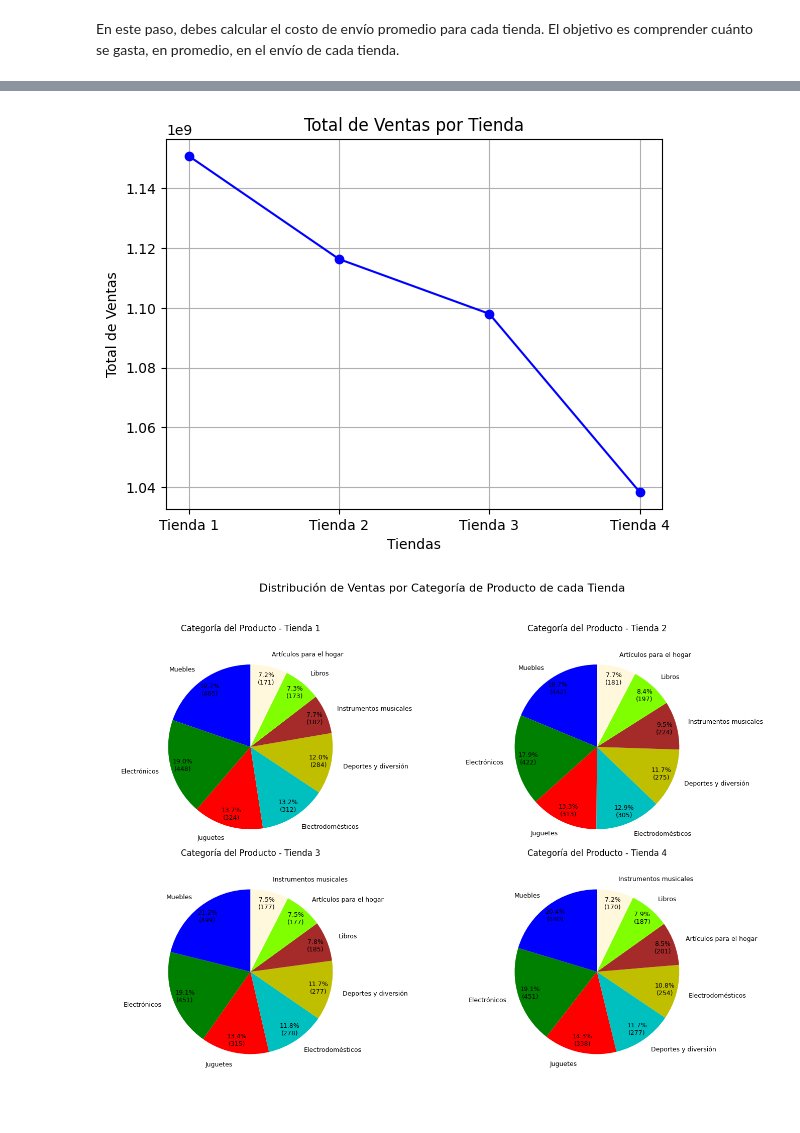
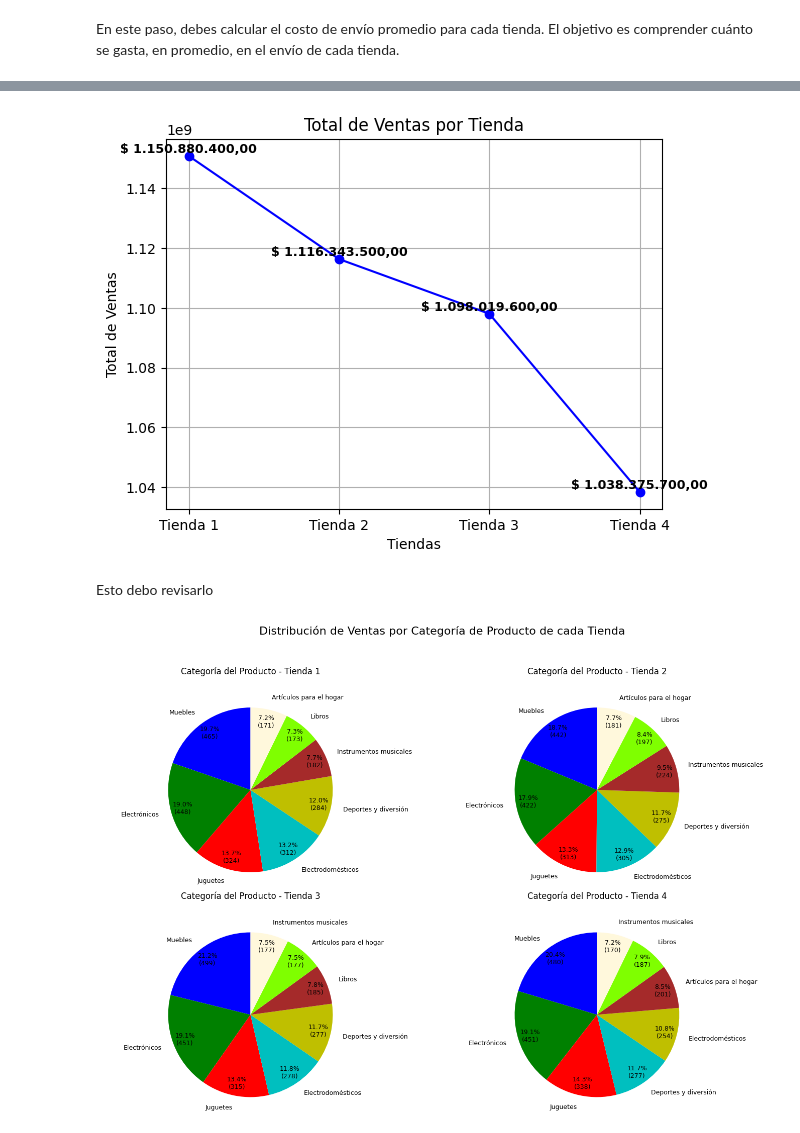
Before and after one commit to Carlos-Alberto-Antonio-G-Fuentes/Primer-Challenge-Alura, a Jupyter notebook: Challenge1_Carlos_Gonzalez_Fuentes.ipynb, the cells around one changed output, grey strips where cells are left out. Drawn from its saved outputs; the diff is of its cells as text; code cells hidden in the pictures; blank space fills up the shorter version.

```diff
--- a/Challenge1_Carlos_Gonzalez_Fuentes.ipynb
+++ b/Challenge1_Carlos_Gonzalez_Fuentes.ipynb
@@ -60,4 +60,7 @@ tiendas = {
     'Tienda 4': tienda4
 }
 
-total_ventas = {nombre: df['Precio'].sum() for nombre, df in tiendas.items()}
+total_ventas = {tienda_: df['Precio'].sum() for tienda_, df in tiendas.items()}
+
+for tienda_, total in total_ventas.items():
+  print(f"\033[1mEl total de ventas de la {tienda_} es \033[0m: ${formato_latino(total)}")
@@ -64,13 +71,0 @@ total_ventas = {nombre: df['Precio'].sum() for nombre, df in tiendas.items()}
-# %%
-tiendas = {
-    'Tienda 1': tienda,
-    'Tienda 2': tienda2,
-    'Tienda 3': tienda3,
-    'Tienda 4': tienda4
-}
-
-total_ventas = {nombre: df['Precio'].sum() for nombre, df in tiendas.items()}
-
-for nombre, total in total_ventas.items():
-
- print(f"\033[1mEl total de ventas de la {nombre} es \033[0m: ${formato_latino(total)}")
@@ -320,18 +336,21 @@ plt.show()
 # %%
 # Datos para el gráfico
-tiendas = ['Tienda 1', 'Tienda 2', 'Tienda 3', 'Tienda 4']
-ventas = [total_ventas_tienda, total_ventas_tienda2, total_ventas_tienda3, total_ventas_tienda4]
+nombres_tiendas = list(total_ventas.keys())
+valores_ventas = list(total_ventas.values())
 
 # Crear gráfico de líneas
-plt.plot(tiendas, ventas, marker='o', linestyle='-', color='blue')
+plt.plot(nombres_tiendas, valores_ventas, marker='o', linestyle='-', color='blue')
+
+for i, valor in enumerate(valores_ventas):
+    plt.text(nombres_tiendas[i], valor, f'$ {formato_latino(valor)}', ha='center', va='bottom', fontsize=9, fontweight='bold')
 
 # Personalización del gráfico
 plt.title('Total de Ventas por Tienda')
 plt.xlabel('Tiendas')
 plt.ylabel('Total de Ventas')
 plt.grid(True)
 
 # Mostrar gráfico
 plt.show()
 # %% [output]
-[figure, old version]
+[figure, new version]
@@ -343,3 +357,5 @@ ventas_por_categoria_t4 = tienda4.groupby(['Categoría del Producto']).size().re
+# %% [markdown]
+Esto debo revisarlo
 # %%
 ventas_ordenadas = ventas_por_categoria.sort_values('Cantidad Vendida', ascending=False)
 ventas_ordenadas_t2 = ventas_por_categoria_t2.sort_values('Cantidad Vendida', ascending=False)
```
Also changed, not shown: parts of 35 cells of this notebook.
